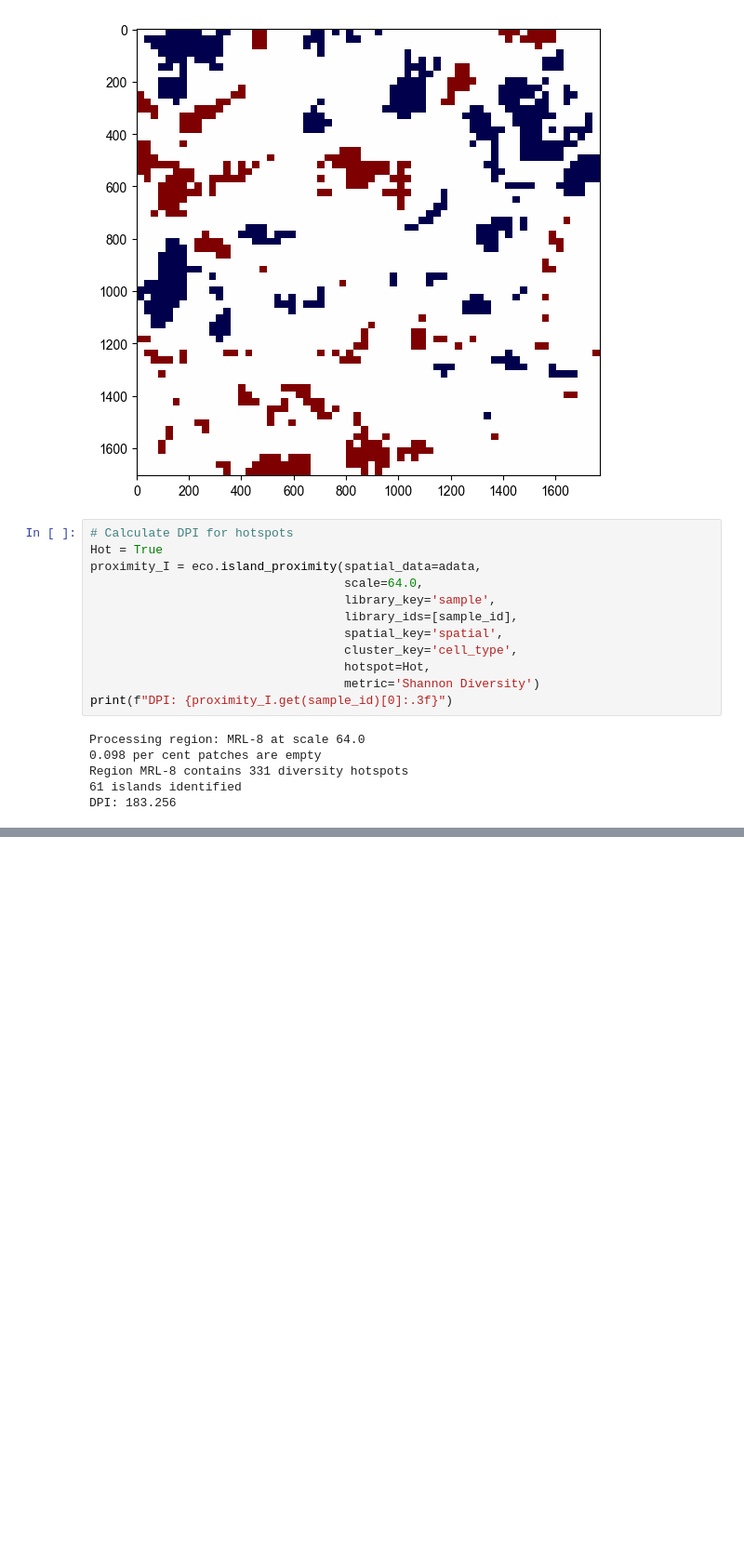
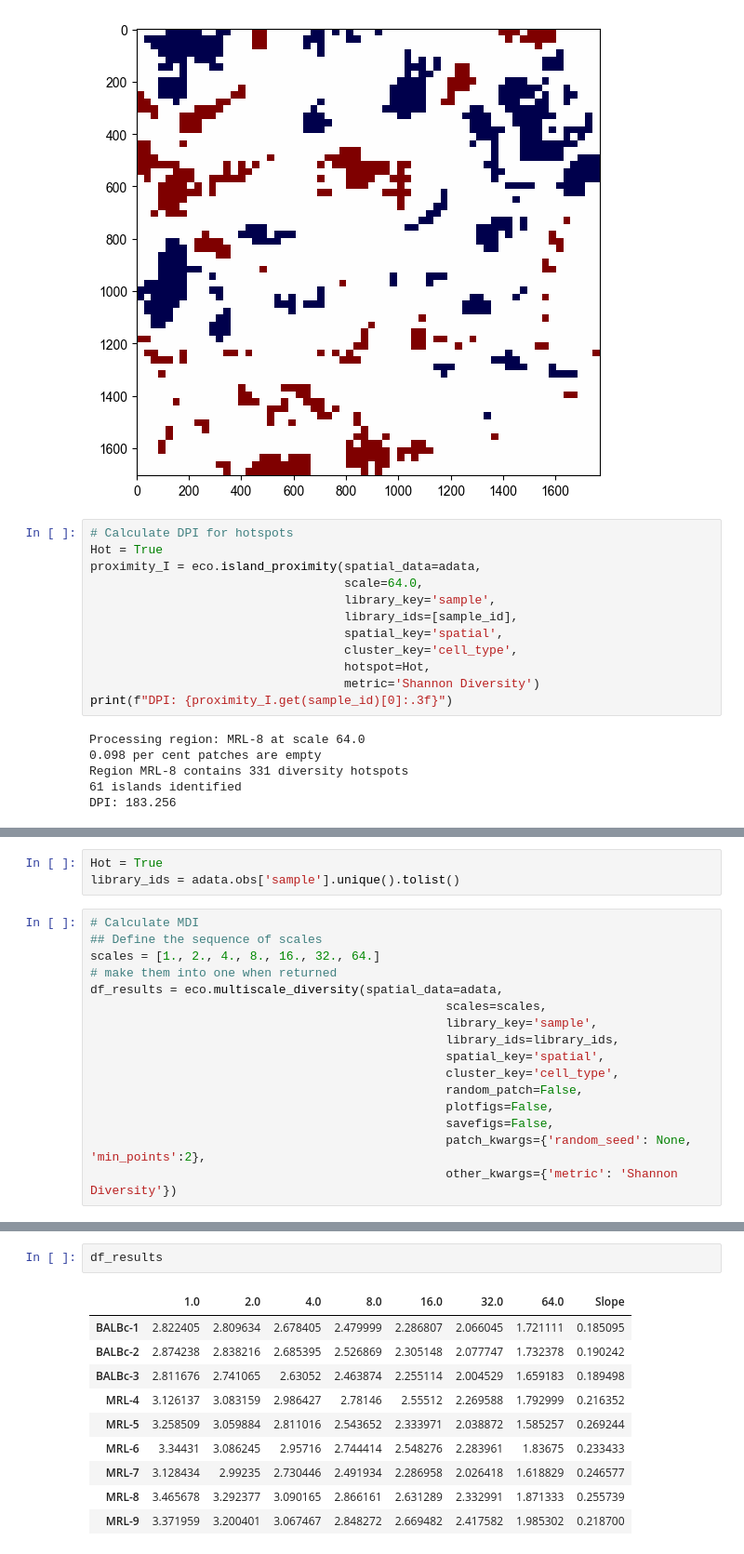
Before and after one commit to Feanor007/MESA, a Jupyter notebook: docs/notebooks/tutorials/MESA_Tutorials.ipynb, the cells around one changed output, grey strips where cells are left out. Shown at 93% size. Drawn from its saved outputs; the diff is of its cells as text; blank space fills up the shorter version.

Commit message:
made MDI results return in one df

```diff
--- a/docs/notebooks/tutorials/MESA_Tutorials.ipynb
+++ b/docs/notebooks/tutorials/MESA_Tutorials.ipynb
@@ -162,0 +165,19 @@ DPI: 183.256
+# %%
+Hot = True
+library_ids = adata.obs['sample'].unique().tolist()
+# %%
+# Calculate MDI
+## Define the sequence of scales
+scales = [1., 2., 4., 8., 16., 32., 64.]
+# make them into one when returned
+df_results = eco.multiscale_diversity(spatial_data=adata,
+                                                 scales=scales,
+                                                 library_key='sample',
+                                                 library_ids=library_ids,
+                                                 spatial_key='spatial',
+                                                 cluster_key='cell_type',
+                                                 random_patch=False,
+                                                 plotfigs=False,
+                                                 savefigs=False,
+                                                 patch_kwargs={'random_seed': None, 'min_points':2},
+                                                 other_kwargs={'metric': 'Shannon Diversity'})
@@ -162,0 +202,13 @@ DPI: 183.256
+# %%
+df_results
+# %% [output]
+|  | 1.0 | 2.0 | 4.0 | 8.0 | 16.0 | 32.0 | 64.0 | Slope |
+| BALBc-1 | 2.822405 | 2.809634 | 2.678405 | 2.479999 | 2.286807 | 2.066045 | 1.721111 | 0.185095 |
+| BALBc-2 | 2.874238 | 2.838216 | 2.685395 | 2.526869 | 2.305148 | 2.077747 | 1.732378 | 0.190242 |
+| BALBc-3 | 2.811676 | 2.741065 | 2.63052 | 2.463874 | 2.255114 | 2.004529 | 1.659183 | 0.189498 |
+| MRL-4 | 3.126137 | 3.083159 | 2.986427 | 2.78146 | 2.55512 | 2.269588 | 1.792999 | 0.216352 |
+| MRL-5 | 3.258509 | 3.059884 | 2.811016 | 2.543652 | 2.333971 | 2.038872 | 1.585257 | 0.269244 |
+| MRL-6 | 3.34431 | 3.086245 | 2.95716 | 2.744414 | 2.548276 | 2.283961 | 1.83675 | 0.233433 |
+| MRL-7 | 3.128434 | 2.99235 | 2.730446 | 2.491934 | 2.286958 | 2.026418 | 1.618829 | 0.246577 |
+| MRL-8 | 3.465678 | 3.292377 | 3.090165 | 2.866161 | 2.631289 | 2.332991 | 1.871333 | 0.255739 |
+| MRL-9 | 3.371959 | 3.200401 | 3.067467 | 2.848272 | 2.669482 | 2.417582 | 1.985302 | 0.218700 |
```
Also changed, not shown: parts of 7 cells of this notebook, 1 other file.
